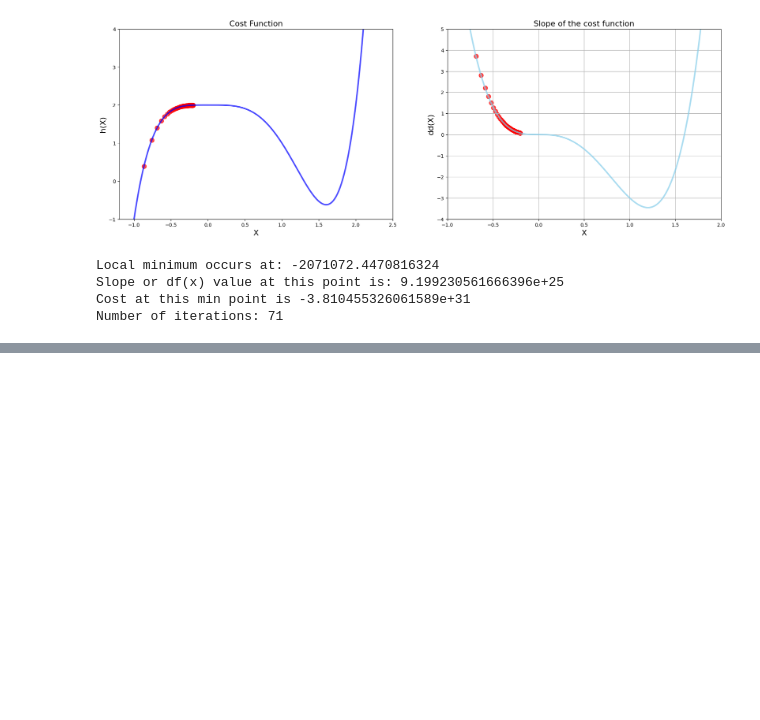
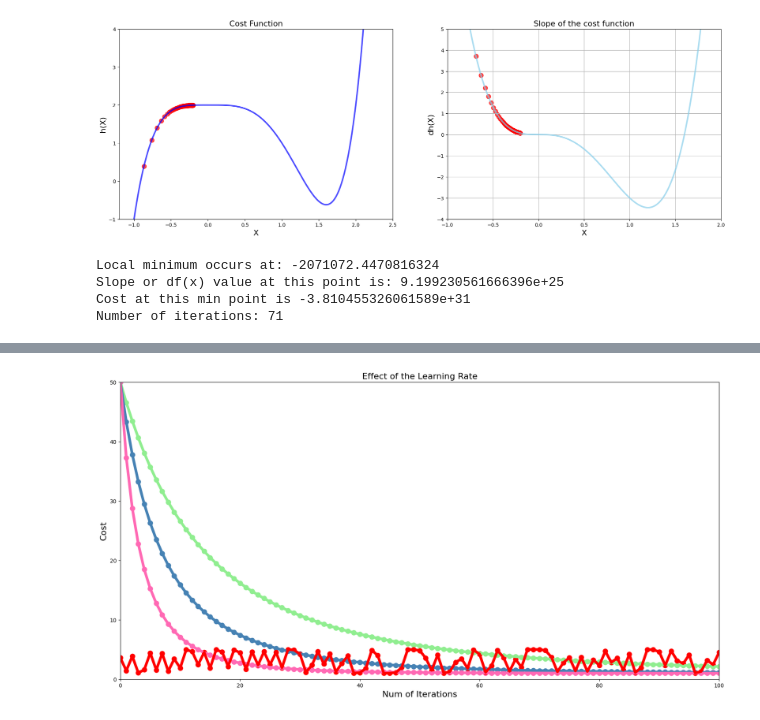
Before and after one commit to alextianyf/MachineLearning_ProblemSets, a Jupyter notebook: 2. Intro to Optimisation and the Gradient Descent Algorithm/GradientDescent.ipynb, the cells around one changed output, grey strips where cells are left out. Saved outputs shown, nothing was run; the diff lists cells and outputs as text; code cells hidden in the pictures; blank space fills up the shorter version.

Commit message:
Learning Rate

```diff
--- a/2. Intro to Optimisation and the Gradient Descent Algorithm/GradientDescent.ipynb
+++ b/2. Intro to Optimisation and the Gradient Descent Algorithm/GradientDescent.ipynb
@@ -213,18 +213,23 @@ def gradient_descent(derivative_func, initial_guess, learning_rate = 0.02, preci
 
     x_list = [new_x]
     slope_list = [derivative_func(new_x)]
+    step_size = precision + 1
+    iter_num = 1
 
-    while len(x_list) <= max_iter:
+    while step_size > precision:
+        if iter_num > max_iter:
+            break
+
         previous_x = new_x
         gradient = derivative_func(previous_x) # calculating slope
         new_x = previous_x - multiplier * gradient # Updating X value
+
         step_size = abs(new_x - previous_x)
 
         x_list.append(new_x)
         slope_list.append(derivative_func(new_x))
 
-        if step_size < precision:
-            break
+        iter_num = iter_num + 1
 
     return new_x, x_list, slope_list
 # %%
@@ -339,0 +350,39 @@ Number of iterations: 71
+# %%
+
+# Calling gradient descent function
+n = 100
+#low_gamma is a tuples(structure in C)
+# Low_gamma[0] = local_min; low_gamma[1] = x_list; low_gamma[2] = slope_list
+low_gamma = gradient_descent(derivative_func=dg, initial_guess=3, learning_rate=0.0005, precision=0.0001, max_iter= n)
+mid_gamma = gradient_descent(derivative_func=dg, initial_guess=3, learning_rate=0.001, precision=0.0001, max_iter= n)
+high_gamma = gradient_descent(derivative_func=dg, initial_guess=3, learning_rate=0.002, precision=0.0001, max_iter= n)
+insane_gamma = gradient_descent(derivative_func=dg, initial_guess=1.9, learning_rate=0.25, precision=0.0001, max_iter= n)
+
+plt.figure(figsize=(20,10))
+plt.title('Effect of the Learning Rate', fontsize = 16)
+plt.xlim(0, n)
+plt.ylim(0 , 50)
+plt.xlabel('Num of Iterations', fontsize = 16)
+plt.ylabel('Cost', fontsize = 16)
+
+# Chart: Low gamma value to learning rate
+low_values = np.array(low_gamma[1])
+iteration_list = list(range(0, n+1))
+plt.plot(iteration_list, g(low_values), color = 'lightgreen', linewidth = 5)
+plt.scatter(iteration_list, g(low_values), color = 'lightgreen', s = 80)
+
+# Chart: mid gamma value to learning rate
+plt.plot(iteration_list, g(np.array(mid_gamma[1])), color = 'steelblue', linewidth = 5)
+plt.scatter(iteration_list, g(np.array(mid_gamma[1])), color = 'steelblue', s = 80)
+
+# Chart: high gamma value to learning rate
+plt.plot(iteration_list, g(np.array(high_gamma[1])), color = 'hotpink', linewidth = 5)
+plt.scatter(iteration_list, g(np.array(high_gamma[1])), color = 'hotpink', s = 80)
+
+# Chart: insane gamma value to learning rate
+plt.plot(iteration_list, g(np.array(insane_gamma[1])), color = 'red', linewidth = 5)
+plt.scatter(iteration_list, g(np.array(insane_gamma[1])), color = 'red', s = 80)
+
+plt.show()
+# %% [output]
+[figure, added]
```
Also changed, not shown: parts of 3 cells of this notebook.
